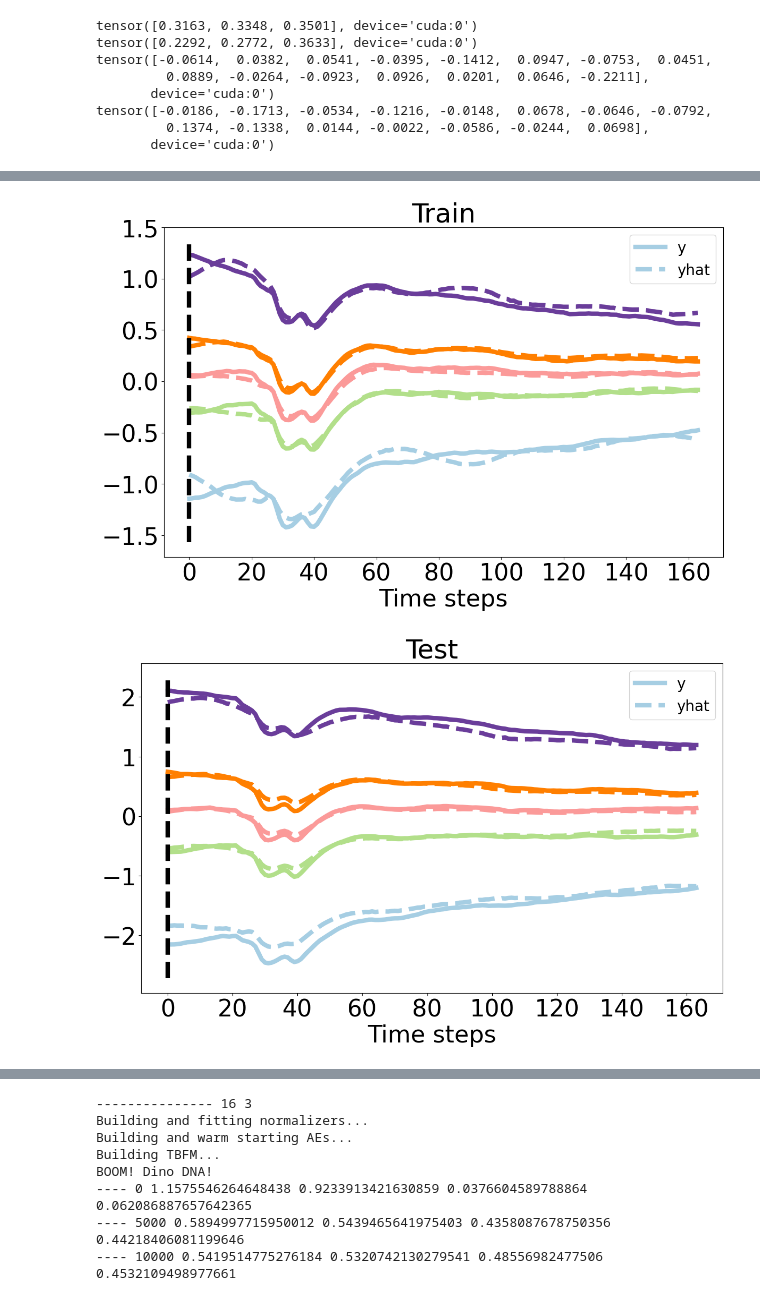
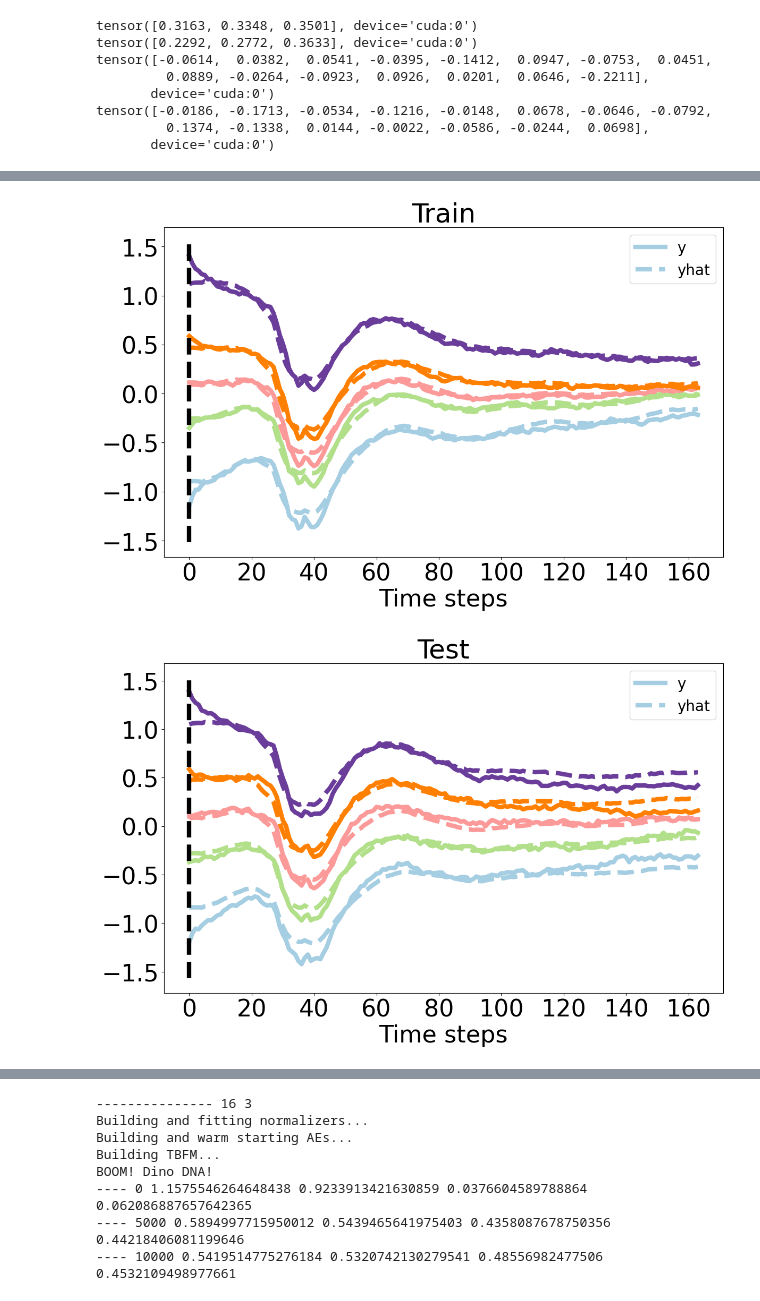
Before and after one commit to mmattb/py-tbfm, a Jupyter notebook: train_multisession_all.ipynb, the cells around one changed output, grey strips where cells are left out. Saved outputs shown, nothing was run; the diff lists cells and outputs as text; code cells hidden in the pictures.

```diff
--- a/train_multisession_all.ipynb
+++ b/train_multisession_all.ipynb
@@ -40,14 +39,14 @@ WINDOW_SIZE = cfg.data.trial_len
 NUM_HELD_OUT_SESSIONS = cfg.training.num_held_out_sessions
 # %%
 # Okay, now a stim data loader...
-held_in_session_ids=["MonkeyG_20150925_Session2_S1", "MonkeyJ_20160630_Session3_S1", "MonkeyG_20150917_Session1_M1"]   # 10ms, 10ms, 10ms
+# held_in_session_ids=["MonkeyG_20150925_Session2_S1", "MonkeyJ_20160630_Session3_S1", "MonkeyG_20150917_Session1_M1"]   # 10ms, 10ms, 10ms
 # held_in_session_ids=["MonkeyG_20150925_Session2_S1", "MonkeyJ_20160630_Session3_S1"],
 # held_in_session_ids=["MonkeyG_20150925_Session2_S1"]
 # held_in_session_ids = ["MonkeyG_20150925_Session2_S1", "MonkeyG_20150918_Session1_M1"]
-# held_in_session_ids = ["MonkeyG_20150915_Session3_S1"]
+held_in_session_ids = ["MonkeyJ_20160426_Session2_S1"]
 # held_in_session_ids=[
 #     "MonkeyG_20150914_Session1_S1",
-#     "MonkeyG_20150915_Se0.6828410029411316ssion3_S1",
+#     "MonkeyG_20150915_Session3_S1",
 #     "MonkeyG_20150915_Session5_S1",
 #     "MonkeyG_20150916_Session4_S1",
 #     "MonkeyG_20150917_Session1_M1",
@@ -73,18 +72,26 @@ held_in_session_ids=["MonkeyG_20150925_Session2_S1", "MonkeyJ_20160630_Session3_
 #     "MonkeyJ_20160702_Session2_S1",
 # ]
 
-num_sessions = len(held_in_session_ids)
-MAX_BATCH_SIZE = 62500 // 2
-batch_size = (MAX_BATCH_SIZE // num_sessions) * num_sessions
+try:
+    num_sessions = len(held_in_session_ids)
+except NameError:
+    num_sessions = 25
+
+# XXX remove
+num_sessions = 40
+batch_size = 25000# // 40
+
+# MAX_BATCH_SIZE = 62500 // 2
+# batch_size = (MAX_BATCH_SIZE // num_sessions) * num_sessions
 
 d, held_out_session_ids = multisession.load_stim_batched(
     window_size=WINDOW_SIZE,
     session_subdir="torchraw",
     data_dir=DATA_DIR,
     unpack_stiminds=True,
-    held_in_session_ids=held_in_session_ids,
+    # held_in_session_ids=held_in_session_ids,
     batch_size=batch_size,
-    num_held_out_sessions=NUM_HELD_OUT_SESSIONS,
+    num_held_out_sessions=0#NUM_HELD_OUT_SESSIONS,
 )
 data_train, data_test = d.train_test_split(5000, test_cut=2500)
 
@@ -151,16 +168,18 @@ def cfg_big_bases(cfg):
 
 
 cfg.training.epochs = 12001
-cfg.latent_dim = 80
-cfg.tbfm.module.num_bases = 30
+cfg.latent_dim = 85
+cfg.tbfm.module.num_bases = 60
 cfg.ae.training.lambda_ae_recon = 0.03
 cfg.ae.use_two_stage = False
 cfg.ae.two_stage.freeze_only_shared = False
 cfg.ae.two_stage.lambda_mu = 0.01
 cfg.ae.two_stage.lambda_cov = 0.01
-cfg.tbfm.training.lambda_fro = 60.0
+cfg.tbfm.training.lambda_fro = 75.0
 
-# cfg_big_bases(cfg)
+cfg.meta.is_basis_residual = True
+cfg.meta.basis_residual_rank = 16
+cfg.meta.training.lambda_l2 = 1e-2
 
 ms = multisession.build_from_cfg(cfg, data_train, device=DEVICE)
 model_optims = multisession.get_optims(cfg, ms)
@@ -383,9 +410,11 @@ def graph_for_sid(sid, results, cidx=32):
     test.graph_state_dependency(y_test, y_hats_test, title="Test", runway_length=0, ch=cidx)
     plt.show()
 
-graph_for_sid('MonkeyG_20150925_Session2_S1', results, cidx=30)
-graph_for_sid('MonkeyJ_20160630_Session3_S1', results, cidx=22)  # 10ms
-graph_for_sid('MonkeyG_20150917_Session1_M1', results, cidx=30)  # 10ms
+# graph_for_sid('MonkeyG_20150925_Session2_S1', results, cidx=30)
+# graph_for_sid('MonkeyJ_20160630_Session3_S1', results, cidx=22)  # 10ms
+# graph_for_sid('MonkeyG_20150917_Session1_M1', results, cidx=30)  # 10ms
+
+graph_for_sid('MonkeyJ_20160426_Session2_S1', results, cidx=30)
 
 # graph_for_sid('MonkeyG_20150918_Session1_M1', results)
 # graph_for_sid('MonkeyG_20150915_Session3_S1', results)
@@ -395,2 +424,2 @@ graph_for_sid('MonkeyG_20150917_Session1_M1', results, cidx=30)  # 10ms
-[figure, old version]
+[figure, new version]
-[figure, old version]
+[figure, new version]
```
Also changed, not shown: parts of 16 cells of this notebook, 6 other files.
